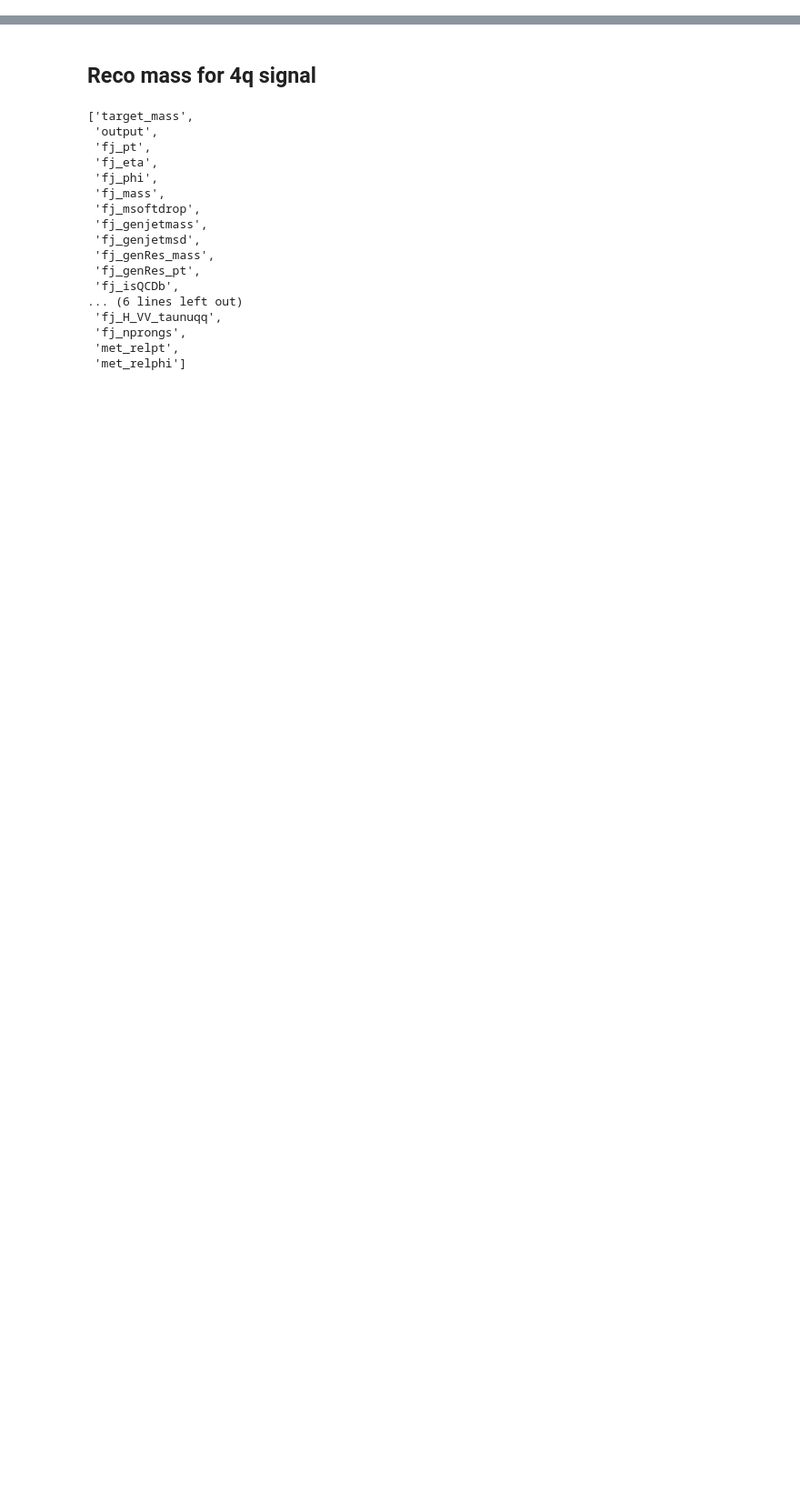
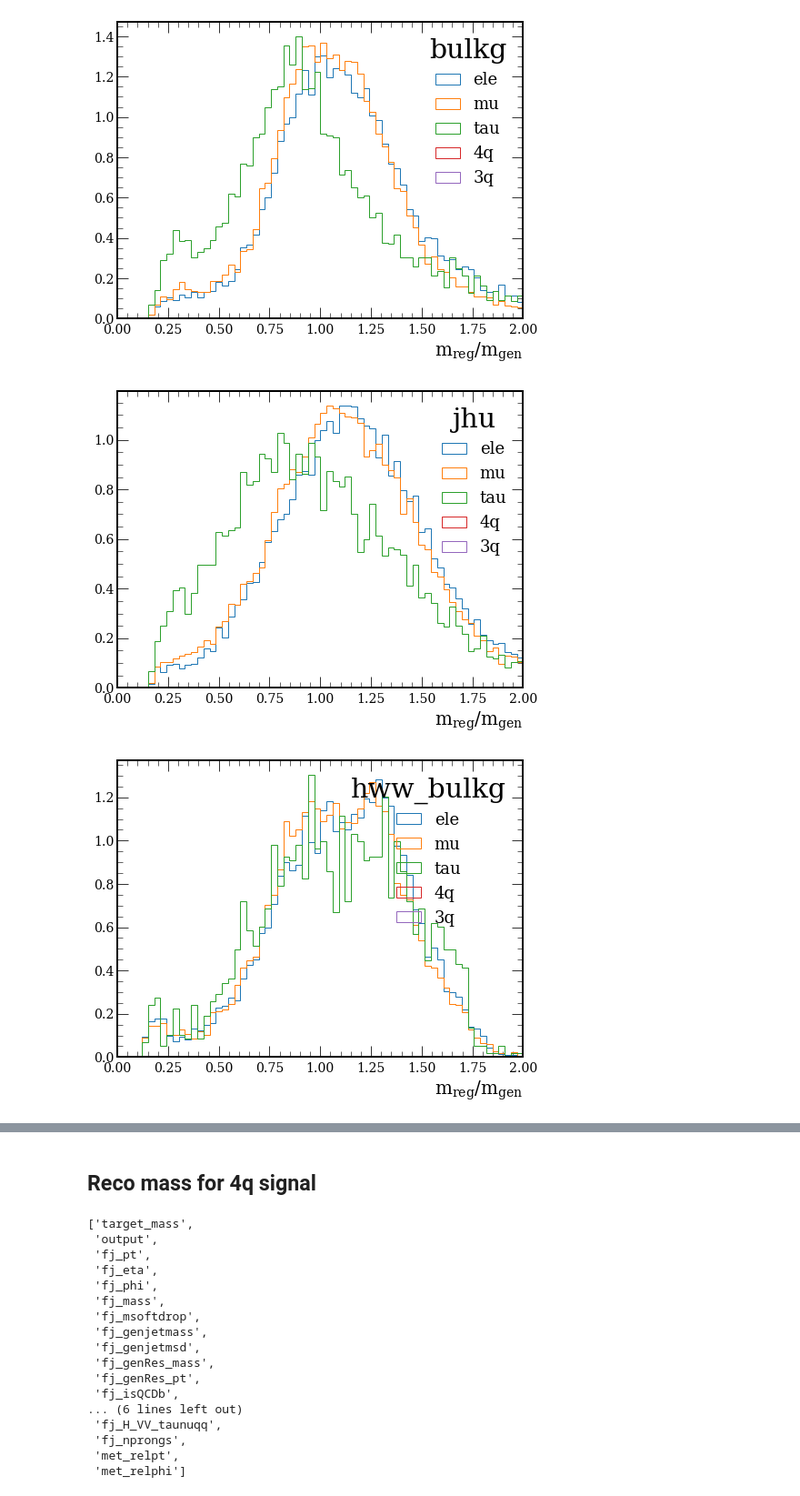
Before and after one commit to farakiko/weaver, a Jupyter notebook: binder/plotting_inference.ipynb, the cells around one changed output, grey strips where cells are left out. Shown: that part at 91% size. Saved outputs shown, nothing was run; the diff lists cells and outputs as text; code cells hidden in the pictures; blank space fills up the shorter version.

```diff
--- a/binder/plotting_inference.ipynb
+++ b/binder/plotting_inference.ipynb
@@ -118,0 +241,33 @@ for i, ch in enumerate(channels):
+# %%
+for sample in samples:
+    fig, ax = plt.subplots(figsize=(8,6))
+
+    for i, ch in enumerate(channels):
+        if sample in ['bulkg', 'jhu']:
+            x = reco_mass[sample][ch]/90
+        elif 'hww' in sample:
+            x = reco_mass[sample][ch]/125
+        else:
+            x = reco_mass[sample][ch]
+
+        ax.hist(x,
+                np.linspace(0, 3, 100),
+                histtype='step',
+                label=ch,
+                fill=False,
+                linewidth=1,
+                density=True)
+
+    ax.legend(title=sample, title_fontsize=30, fontsize=18)
+    ax.set_xlabel(r"$m_{reg}/m_{gen}$", fontsize=20)
+    ax.xaxis.set_tick_params(labelsize=14)
+    ax.yaxis.set_tick_params(labelsize=14)
+
+    ax.set_xlim(0,2)
+    # ax.set_ylim(0,0.02)
+    #     axes[i].set_yscale('log')
+    plt.savefig(f"inference_plots/{sample}_different_channels_mres.pdf")
+# %% [output]
+[figure, added]
+[figure, added]
+[figure, added]
```
Also changed, not shown: parts of 20 cells of this notebook.
